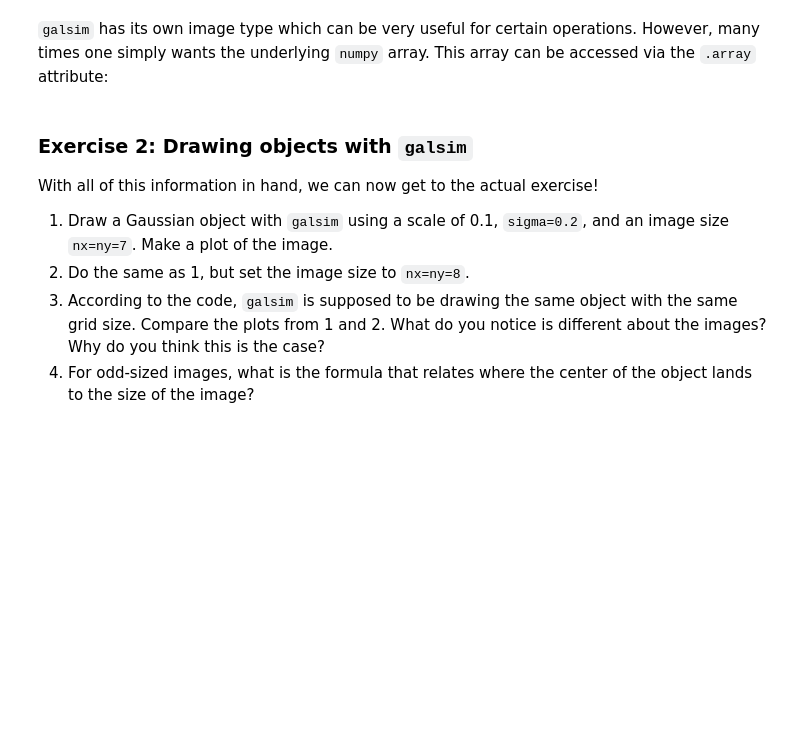
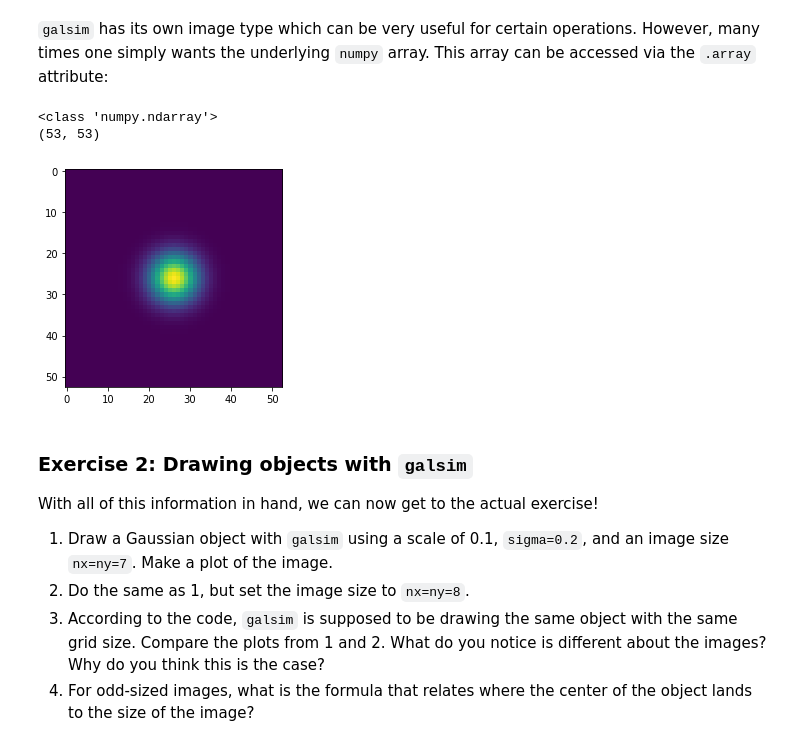
Before and after one commit to zhouconghao/shape-measurement-tutorials, a Jupyter notebook: shape_measurement_101.ipynb, the cells around one changed output. Cells and saved outputs as stored; diff of their text form; code cells hidden in the pictures; blank space fills up the shorter version.

```diff
--- a/shape_measurement_101.ipynb
+++ b/shape_measurement_101.ipynb
@@ -222,6 +345,15 @@ print(type(im))
 `galsim` has its own image type which can be very useful for certain operations. However, many times one simply wants the underlying `numpy` array. This array can be accessed via the `.array` attribute:
 # %%
 print(type(im.array))
+print(im.array.shape)
+# %% [output]
+<class 'numpy.ndarray'>
+(53, 53)
+# %%
+plt.imshow(im.array)
+plt.show()
+# %% [output]
+[figure, added]
 # %% [markdown]
 ### Exercise 2: Drawing objects with `galsim`
 
```
Also changed, not shown: parts of 15 cells of this notebook.
